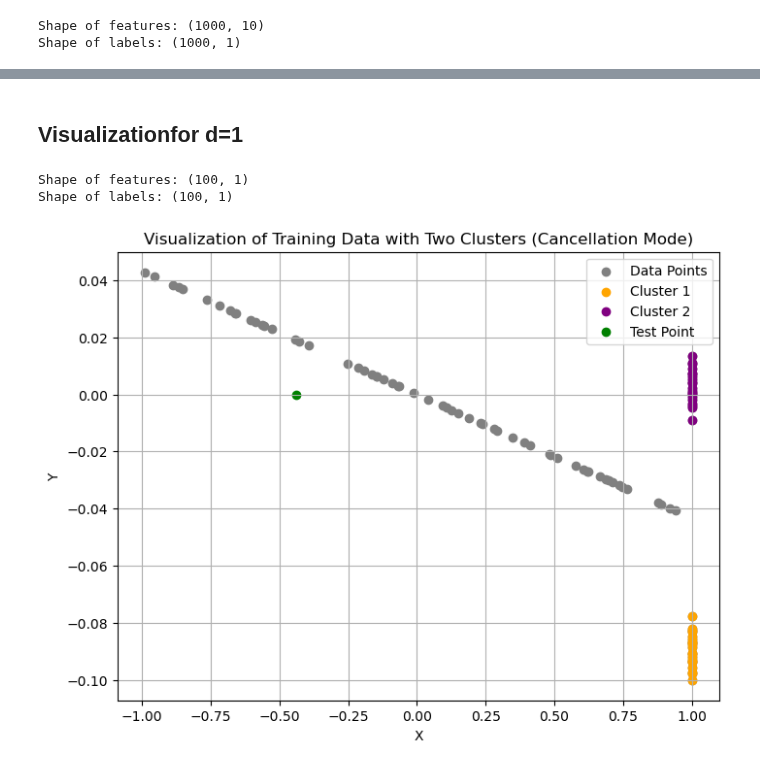
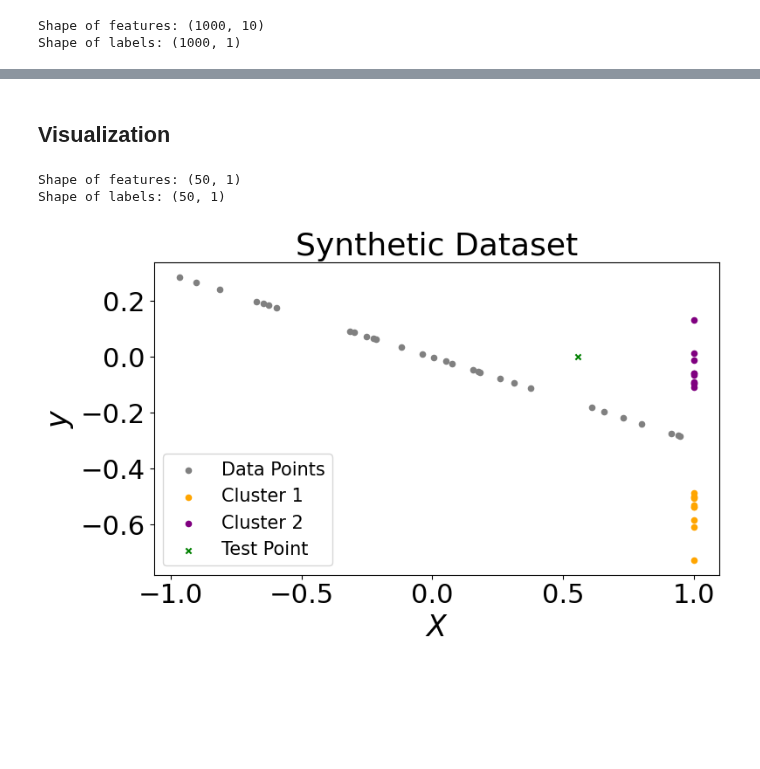
Before and after one commit to sleepymalc/MISS, a Jupyter notebook: linear_regression/synthetic.ipynb, the cells around one changed output, grey strips where cells are left out. Cells and saved outputs as stored; diff of their text form; code cells hidden in the pictures; blank space fills up the shorter version.

```diff
--- a/linear_regression/synthetic.ipynb
+++ b/linear_regression/synthetic.ipynb
@@ -137,10 +130,10 @@ plt.savefig(f'../Figures/Linear_Regression_{mode}_winning.svg', format='svg', dp
-# %% [markdown]
-## Visualizationfor d=1
+# %% [markdown]
+## Visualization
 # %%
 # general parameters
-n = 100
+n = 50
 d = 1
-cluster_size = 20
+cluster_size = 10
 mode = "cancellation" # or "cancellation"
 ks = list(range(1, 51, 3)) + [50]
 
@@ -168,27 +161,33 @@ print("Shape of labels:", Y_train.shape)
 
 X_test = np.random.uniform(-1, 1, (test_size, d))
 # %% [output]
-Shape of features: (100, 1)
-Shape of labels: (100, 1)
+Shape of features: (50, 1)
+Shape of labels: (50, 1)
 # %%
 # Visualize all the data points with two clusters highlighted# Separate data points for each cluster
 cluster1_X = X_train[:cluster_size]
 cluster1_Y = Y_train[:cluster_size]
 
 cluster2_X = X_train[cluster_size:2 * cluster_size]
 cluster2_Y = Y_train[cluster_size:2 * cluster_size]
 
 # Visualize all the data points with two clusters highlighted
-plt.figure(figsize=(8, 6))
-plt.scatter(X_train, Y_train, color='gray', label='Data Points')
-plt.scatter(cluster1_X, cluster1_Y, color='orange', label='Cluster 1')
-plt.scatter(cluster2_X, cluster2_Y, color='purple', label='Cluster 2')
-plt.scatter(X_test[0], 0, color='green', label='Test Point')
-plt.xlabel('X')
-plt.ylabel('Y')
-plt.title('Visualization of Training Data with Two Clusters (Cancellation Mode)')
-plt.legend()
-plt.grid(True)
+plt.figure(figsize=(8, 5))
+X_train_without_clusters = np.delete(X_train, range(2 * cluster_size), axis=0)
+Y_train_without_clusters = np.delete(Y_train, range(2 * cluster_size), axis=0)
+plt.scatter(X_train_without_clusters, Y_train_without_clusters, color='gray', label='Data Points', s=20)
+plt.scatter(cluster1_X, cluster1_Y, color='orange', label='Cluster 1', s=20)
+plt.scatter(cluster2_X, cluster2_Y, color='purple', label='Cluster 2', s=20)
+plt.scatter(X_test[0], 0, color='green', marker='x', label='Test Point', s=20)
+plt.xlabel('$X$', fontsize=24)
+plt.ylabel('$y$', fontsize=24)
+plt.xticks(np.arange(-1, 1.1, 0.5), fontsize=22)
+plt.yticks(fontsize=22)
+plt.title('Synthetic Dataset', fontsize=26)
+plt.legend(fontsize=15)
+plt.tight_layout()
+
+plt.savefig('../Figures/Linear_Regression_synthetic_visual_dataset.svg', format='svg', dpi=300)
 plt.show()
 # %% [output]
-[figure, old version]
+[figure, new version]
```
Also changed, not shown: parts of 7 cells of this notebook, 10 other files.
